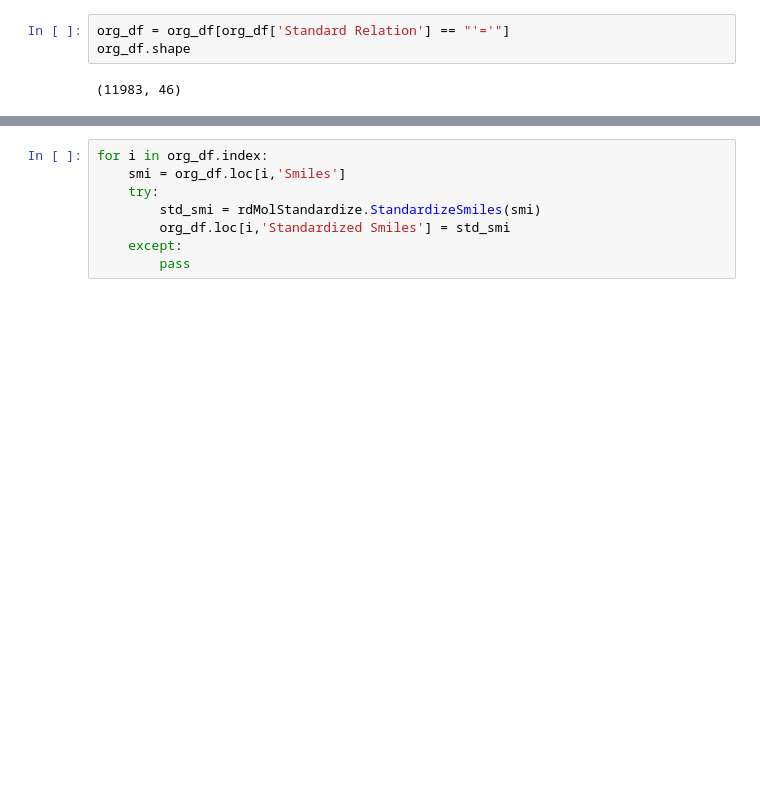
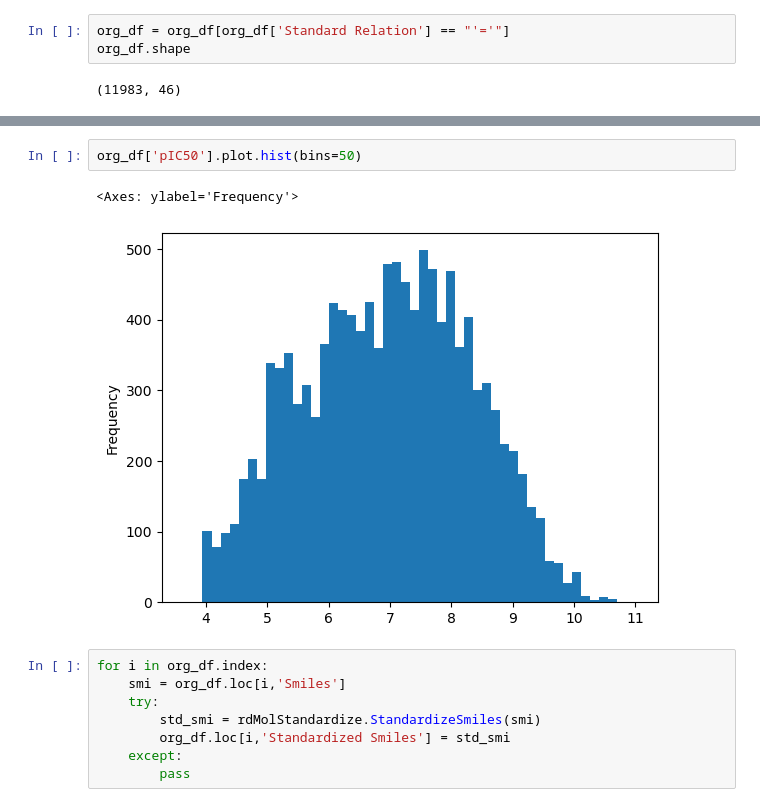
Before and after one commit to tdunn1/EGFR_QSAR, a Jupyter notebook: EGFR_Chembl_workup.ipynb, the cells around one changed output, grey strips where cells are left out. Cells and saved outputs as stored; diff of their text form; blank space fills up the shorter version.

```diff
--- a/EGFR_Chembl_workup.ipynb
+++ b/EGFR_Chembl_workup.ipynb
@@ -82,3 +108,8 @@ Convert IC50's to
+# %%
+org_df['pIC50'].plot.hist(bins=50)
+# %% [output]
+<Axes: ylabel='Frequency'>
+[figure, added]
 # %%
 for i in org_df.index:
     smi = org_df.loc[i,'Smiles']
```
Also changed, not shown: parts of 5 cells of this notebook.
